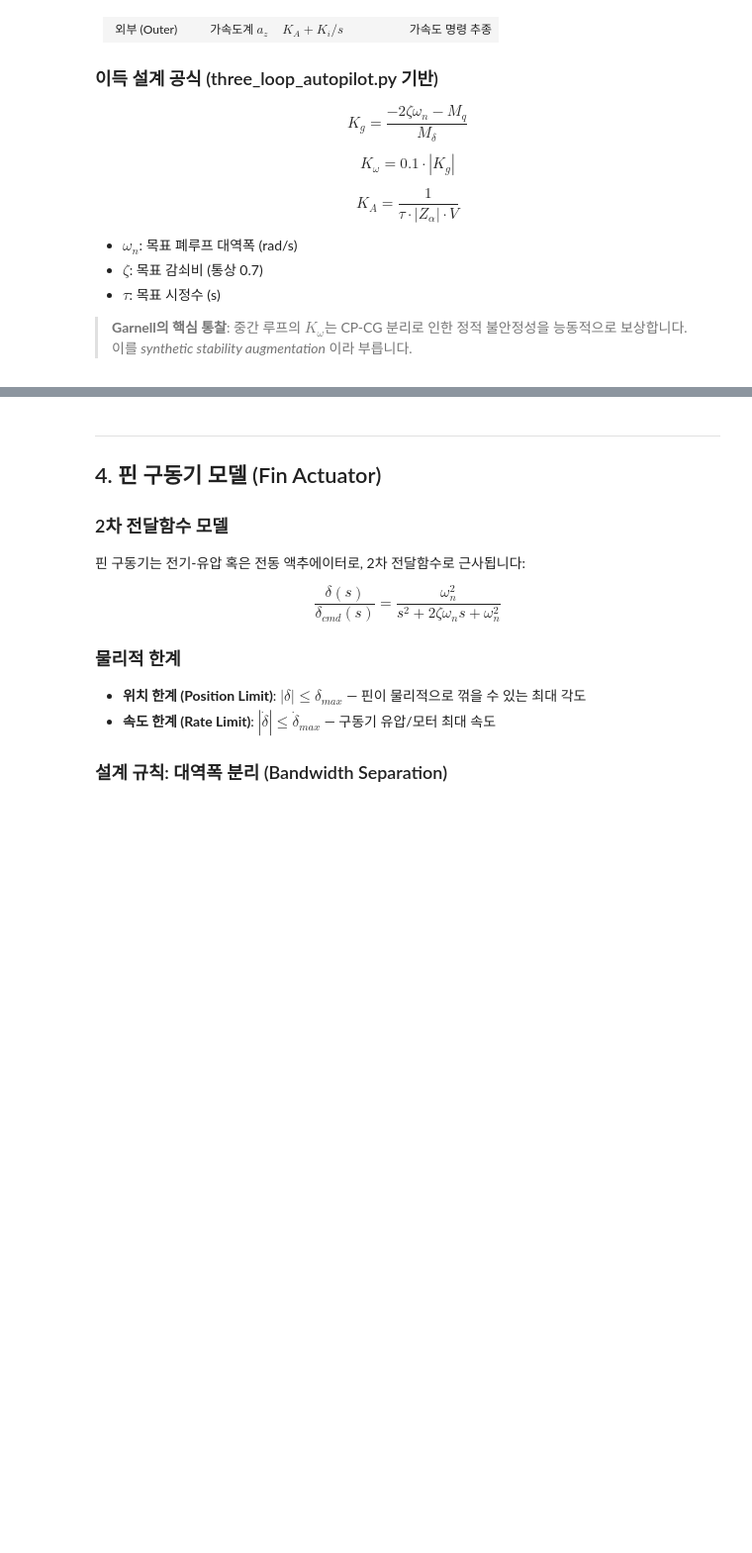
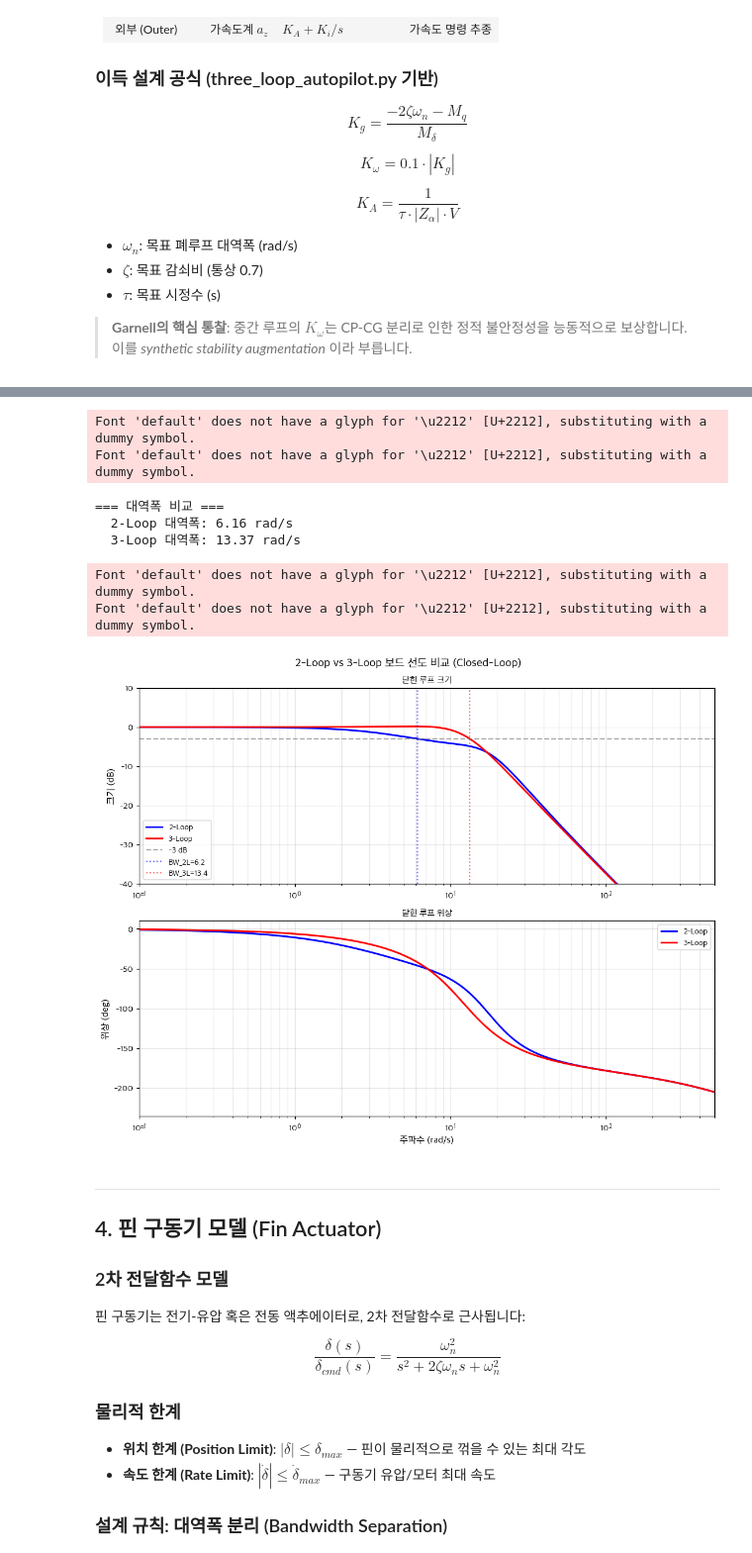
Before and after one commit to ktkennedy/missile-guidance-study, a Jupyter notebook: notebooks/03_autopilot_design.ipynb, the cells around one changed output, grey strips where cells are left out. Shown at 99% size. Cells and saved outputs as stored; diff of their text form; code cells hidden in the pictures; blank space fills up the shorter version.

```diff
--- a/notebooks/03_autopilot_design.ipynb
+++ b/notebooks/03_autopilot_design.ipynb
@@ -471,8 +545,8 @@ plt.show()
 w_cmp = np.logspace(-1, 3, 3000)
 
 # 닫힌 루프 보드 선도
-_, mag_2L_cl, phase_2L_cl = bode(TransferFunction(TF_CL_2loop[0], TF_CL_2loop[1]), w=w_cmp)
-_, mag_3L_cl, phase_3L_cl = bode(TransferFunction(TF_CL_3loop[0], TF_CL_3loop[1]), w=w_cmp)
+_, mag_2L_cl, phase_2L_cl = bode(TransferFunction(TF_CL_2loop_num, TF_CL_2loop_den), w=w_cmp)
+_, mag_3L_cl, phase_3L_cl = bode(TransferFunction(TF_CL_3loop_num, TF_CL_3loop_den), w=w_cmp)
 
 # -3dB 대역폭
 def find_bandwidth(w, mag_db, threshold=-3.0):
@@ -488,33 +562,42 @@ print(f"  3-Loop 대역폭: {bw_3L:.2f} rad/s" if bw_3L else "  3-Loop 대역폭
 
 fig, axes = plt.subplots(2, 1, figsize=(10, 8))
 fig.suptitle('2-Loop vs 3-Loop 보드 선도 비교 (Closed-Loop)', fontsize=13)
 
 axes[0].semilogx(w_cmp, mag_2L_cl, 'b-', linewidth=2, label='2-Loop')
 axes[0].semilogx(w_cmp, mag_3L_cl, 'r-', linewidth=2, label='3-Loop')
 axes[0].axhline(-3, color='gray', linestyle='--', alpha=0.7, label='-3 dB')
 if bw_2L:
     axes[0].axvline(bw_2L, color='b', linestyle=':', alpha=0.6, label=f'BW_2L={bw_2L:.1f}')
 if bw_3L:
     axes[0].axvline(bw_3L, color='r', linestyle=':', alpha=0.6, label=f'BW_3L={bw_3L:.1f}')
 axes[0].set_ylabel('크기 (dB)', fontsize=11)
 axes[0].set_title('닫힌 루프 크기', fontsize=10)
 axes[0].legend(fontsize=9)
 axes[0].set_xlim([0.1, 500])
 axes[0].set_ylim([-40, 10])
 
 axes[1].semilogx(w_cmp, phase_2L_cl, 'b-', linewidth=2, label='2-Loop')
 axes[1].semilogx(w_cmp, phase_3L_cl, 'r-', linewidth=2, label='3-Loop')
 axes[1].set_xlabel('주파수 (rad/s)', fontsize=11)
 axes[1].set_ylabel('위상 (deg)', fontsize=11)
 axes[1].set_title('닫힌 루프 위상', fontsize=10)
 axes[1].legend(fontsize=9)
 axes[1].set_xlim([0.1, 500])
 
 for ax in axes:
     ax.grid(True, which='both', alpha=0.3)
 
 plt.tight_layout()
 plt.show()
+# %% [output]
+Font 'default' does not have a glyph for '\u2212' [U+2212], substituting with a dummy symbol.
+Font 'default' does not have a glyph for '\u2212' [U+2212], substituting with a dummy symbol.
+=== 대역폭 비교 ===
+  2-Loop 대역폭: 6.16 rad/s
+  3-Loop 대역폭: 13.37 rad/s
+Font 'default' does not have a glyph for '\u2212' [U+2212], substituting with a dummy symbol.
+Font 'default' does not have a glyph for '\u2212' [U+2212], substituting with a dummy symbol.
+[figure, added]
 # %% [markdown]
 ---
 ## 4. 핀 구동기 모델 (Fin Actuator)
```
Also changed, not shown: parts of 10 cells of this notebook, 35 other files.
